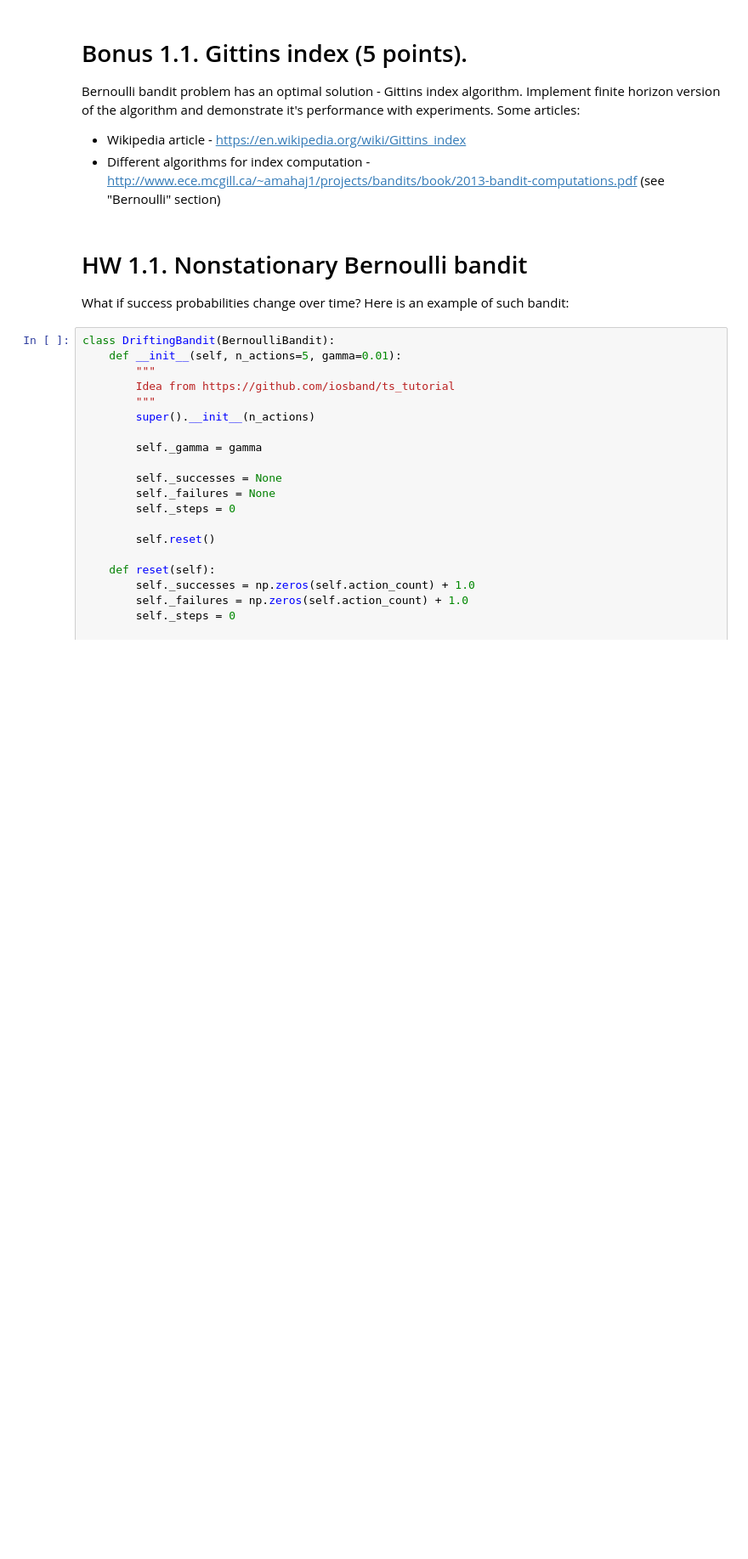
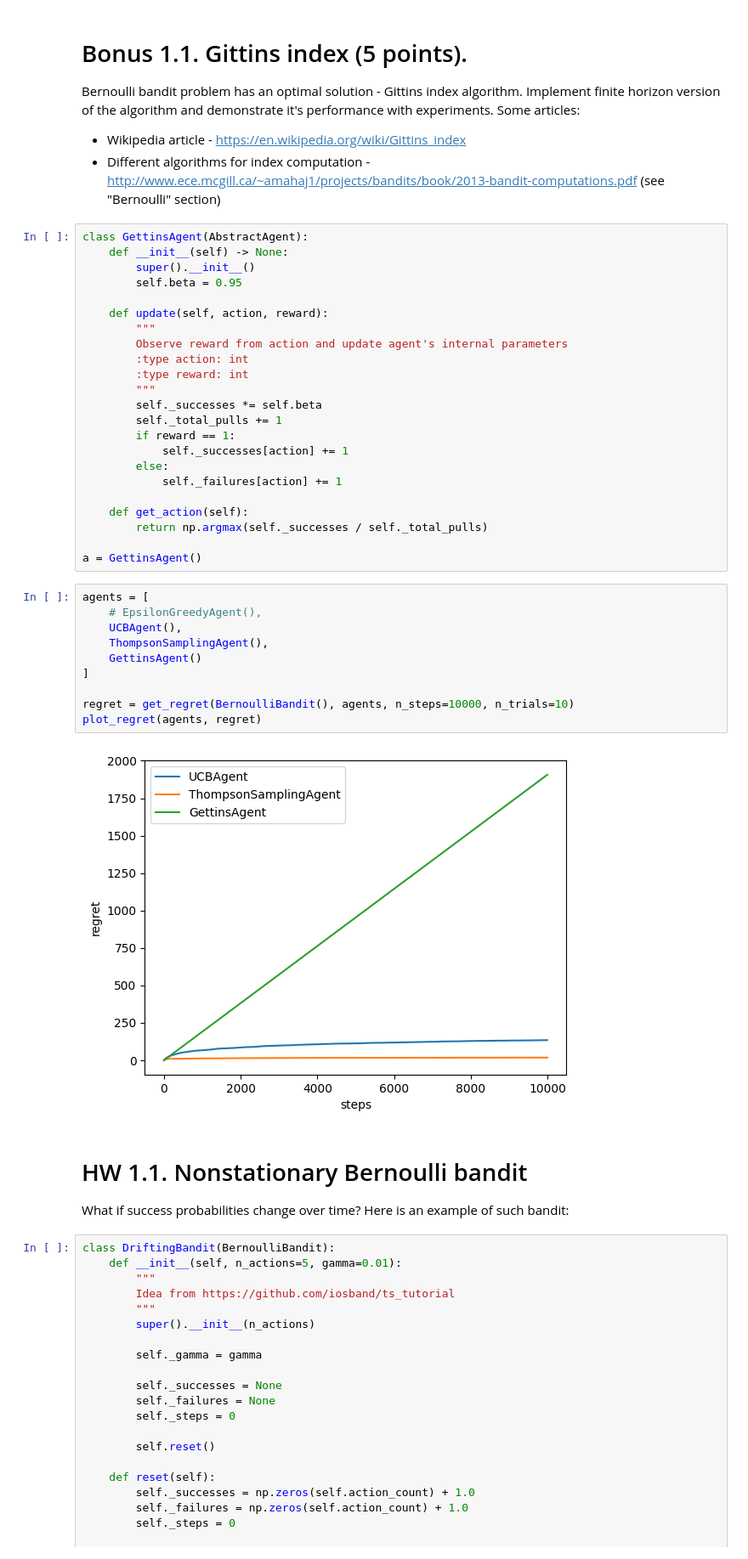
Before and after one commit to lalayants/Practical_RL, a Jupyter notebook: week05_explore/week5.ipynb, the cells around one changed output. Shown at 85% size. Drawn from its saved outputs; the diff is of its cells as text; blank space fills up the shorter version.

```diff
--- a/week05_explore/week5.ipynb
+++ b/week05_explore/week5.ipynb
@@ -291,6 +291,41 @@ plot_regret(agents, regret)
 Bernoulli bandit problem has an optimal solution - Gittins index algorithm. Implement finite horizon version of the algorithm and demonstrate it's performance with experiments. Some articles:
 - Wikipedia article - https://en.wikipedia.org/wiki/Gittins_index
 - Different algorithms for index computation - http://www.ece.mcgill.ca/~amahaj1/projects/bandits/book/2013-bandit-computations.pdf (see "Bernoulli" section)
+# %%
+class GettinsAgent(AbstractAgent):
+    def __init__(self) -> None:
+        super().__init__()
+        self.beta = 0.95
+
+    def update(self, action, reward):
+        """
+        Observe reward from action and update agent's internal parameters
+        :type action: int
+        :type reward: int
+        """
+        self._successes *= self.beta
+        self._total_pulls += 1
+        if reward == 1:
+            self._successes[action] += 1
+        else:
+            self._failures[action] += 1
+
+    def get_action(self):
+        return np.argmax(self._successes / self._total_pulls)
+
+a = GettinsAgent()
+# %%
+agents = [
+    # EpsilonGreedyAgent(),
+    UCBAgent(),
+    ThompsonSamplingAgent(),
+    GettinsAgent()
+]
+
+regret = get_regret(BernoulliBandit(), agents, n_steps=10000, n_trials=10)
+plot_regret(agents, regret)
+# %% [output]
+[figure, added]
 # %% [markdown]
 # HW 1.1. Nonstationary Bernoulli bandit
 
```
Also changed, not shown: parts of 1 cell of this notebook, 3 other files.
